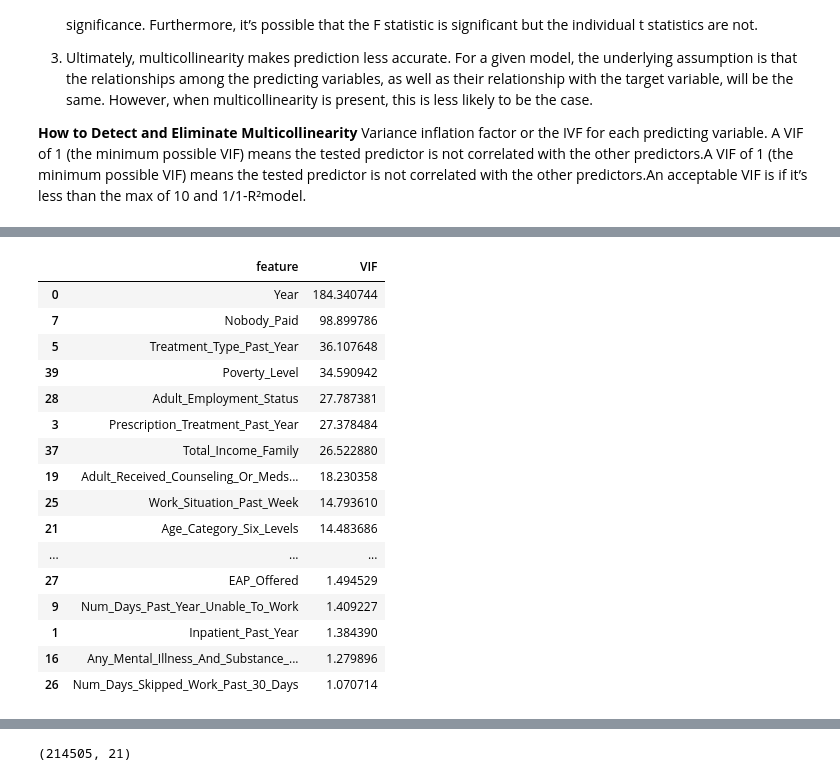
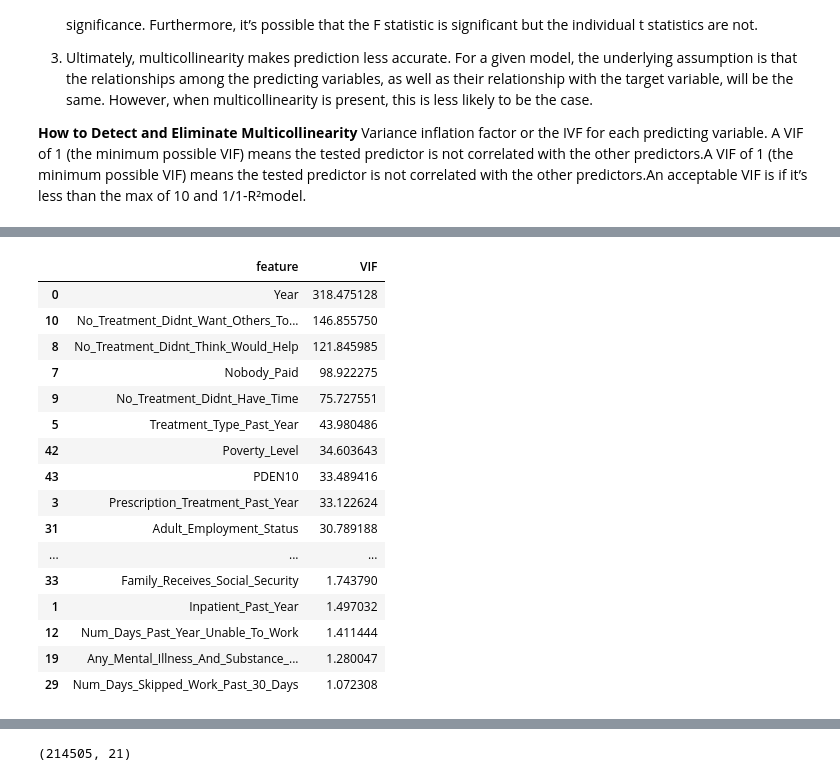
Before and after one commit to ml42322/correlationone_team2, a Jupyter notebook: Statistical Analysis.ipynb, the cells around one changed output, grey strips where cells are left out. Saved outputs shown, nothing was run; the diff lists cells and outputs as text; code cells hidden in the pictures.

```diff
--- a/Statistical Analysis.ipynb
+++ b/Statistical Analysis.ipynb
@@ -30,11 +58,10 @@ pd.set_option("display.max_rows", None)
 # %%
 # read in the data
 df = pd.read_csv("./Data/nsduh_data_cleaned.csv")
-df = df.drop(columns=['Unnamed: 0', 'Unnamed: 0.1'], axis=1) # remove not informative columns
-df.head()
-df.shape
+df.drop(['Unnamed: 0'], axis=1, inplace=True)
+print('NSDUH Data Shape: {}'.format(df.shape))
 
-X = df.drop(['Any_Mental_Illness_Indicator_Past_Year', 'Identifier'], axis=1) # independent variables data
-y = df['Any_Mental_Illness_Indicator_Past_Year']  # dependent variable data
+X = df.drop(['Serious_Psychological_Distress_Indicator_Past_Month', 'Id'], axis=1) # independent variables data
+y = df['Serious_Psychological_Distress_Indicator_Past_Month']  # dependent variable data
 
 X.shape, y.shape # print X and y's data shape
@@ -337,14 +337,12 @@ vif_data2.sort_values(by='VIF', ascending=False)
 # %%
 X3 = X2.drop(['No_Treatment_No_Transport_Inconvenient',
              'No_Treatment_Confidentiality_Concerns',
-             'No_Treatment_Didn’t_Think_Would_Help',
              'No_Treatment_Didnt_Think_Needed',
              'No_Treatment_Other',
              'No_Treatment_Feared_Neighbors_Opinion',
              'No_Treatment_Insurance_Not_Covered_Enough',
              'No_Treatment_Fear_Of_Being_Committed',
              'No_Treatment_Handle_Problem_Without',
-             'No_Treatment_Didn’t_Have_Time',
              'No_Treatment_Where_To_Go'], axis=1)
 vif_data3 = pd.DataFrame()
 vif_data3["feature"] = X3.columns
@@ -403,33 +401,33 @@ vif_data4.sort_values(by='VIF', ascending=False)
 # %%
 X5 = X4.drop(['No_Treatment_Could_Not_Afford',
-             'No_Treatment_Didn’t_Want_Others_To_Know',
-              'Population_Density_2010',
+              'Age_Category_Three_Levels',
+              'Age_Category_Two_Levels',
               'Received_Treatment_At_Clinic_Or_Center',
               'Received_Treatment_At_Medical_Clinic',
               'Received_Treatment_At_NonClinic_Doctor',
               'Received_Treatment_At_Private_Therapist',
               'Received_Treatment_Other',
               'Received_Treatment_At_Day_Hospital',
-             'Received_Treatment_At_School'], axis=1)
+              'Received_Treatment_At_School'], axis=1)
 vif_data5 = pd.DataFrame()
 vif_data5["feature"] = X5.columns
 vif_data5["VIF"] = [variance_inflation_factor(X5.values, i) for i in range(len(X5.columns))]
 vif_data5.sort_values(by='VIF', ascending=False)
 # %% [output]
 |  | feature | VIF |
-| 0 | Year | 184.340744 |
-| 7 | Nobody_Paid | 98.899786 |
-| 5 | Treatment_Type_Past_Year | 36.107648 |
-| 39 | Poverty_Level | 34.590942 |
-| 28 | Adult_Employment_Status | 27.787381 |
-| 3 | Prescription_Treatment_Past_Year | 27.378484 |
-| 37 | Total_Income_Family | 26.522880 |
-| 19 | Adult_Received_Counseling_Or_Meds... | 18.230358 |
-| 25 | Work_Situation_Past_Week | 14.793610 |
-| 21 | Age_Category_Six_Levels | 14.483686 |
+| 0 | Year | 318.475128 |
+| 10 | No_Treatment_Didnt_Want_Others_To... | 146.855750 |
+| 8 | No_Treatment_Didnt_Think_Would_Help | 121.845985 |
+| 7 | Nobody_Paid | 98.922275 |
+| 9 | No_Treatment_Didnt_Have_Time | 75.727551 |
+| 5 | Treatment_Type_Past_Year | 43.980486 |
+| 42 | Poverty_Level | 34.603643 |
+| 43 | PDEN10 | 33.489416 |
+| 3 | Prescription_Treatment_Past_Year | 33.122624 |
+| 31 | Adult_Employment_Status | 30.789188 |
 | ... | ... | ... |
-| 27 | EAP_Offered | 1.494529 |
-| 9 | Num_Days_Past_Year_Unable_To_Work | 1.409227 |
-| 1 | Inpatient_Past_Year | 1.384390 |
-| 16 | Any_Mental_Illness_And_Substance_... | 1.279896 |
-| 26 | Num_Days_Skipped_Work_Past_30_Days | 1.070714 |
+| 33 | Family_Receives_Social_Security | 1.743790 |
+| 1 | Inpatient_Past_Year | 1.497032 |
+| 12 | Num_Days_Past_Year_Unable_To_Work | 1.411444 |
+| 19 | Any_Mental_Illness_And_Substance_... | 1.280047 |
+| 29 | Num_Days_Skipped_Work_Past_30_Days | 1.072308 |
```
Also changed, not shown: parts of 43 cells of this notebook.
